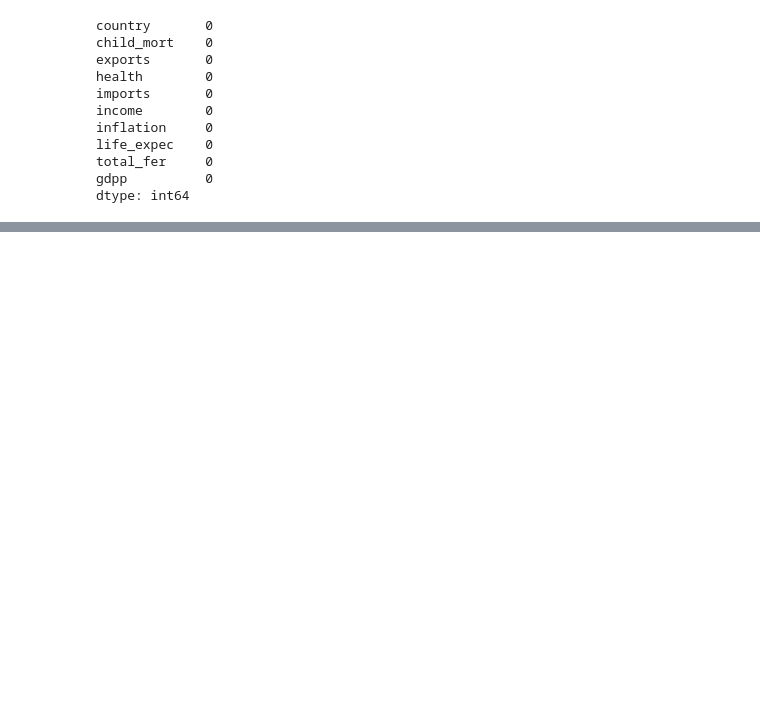
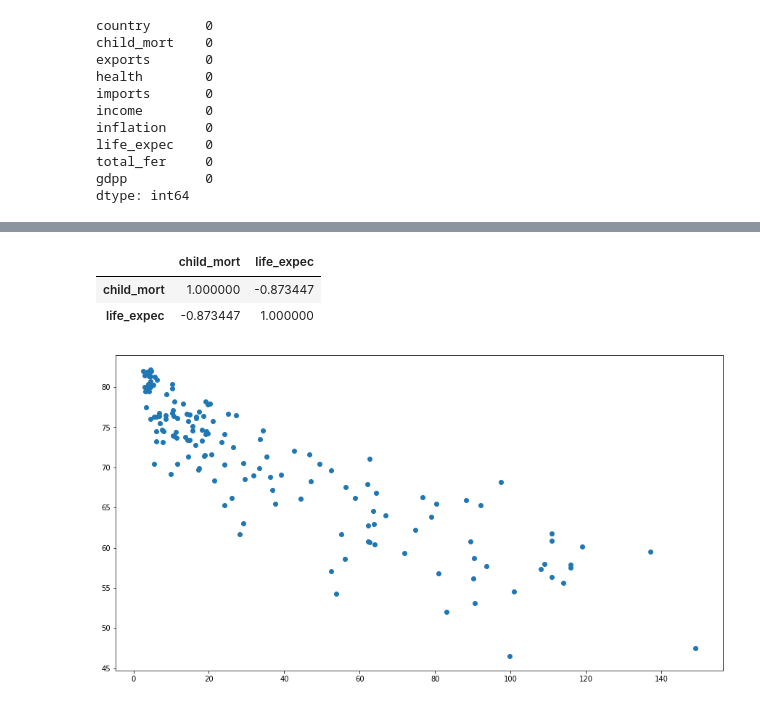
Before and after one commit to PaulkaP1/CountryDevelopment, a Jupyter notebook: clusters.ipynb, the cells around one changed output, grey strips where cells are left out. Cells and saved outputs as stored; diff of their text form; code cells hidden in the pictures; blank space fills up the shorter version.

```diff
--- a/clusters.ipynb
+++ b/clusters.ipynb
@@ -297,0 +99,10 @@ plt.grid()
+# %%
+plt.rcParams["figure.figsize"] = (15,8)
+
+plt.scatter(df.child_mort, df.life_expec)
+df[['child_mort', 'life_expec']].corr()
+# %% [output]
+|  | child_mort | life_expec |
+| child_mort | 1.000000 | -0.873447 |
+| life_expec | -0.873447 | 1.000000 |
+[figure, added]
```
Also changed, not shown: parts of 45 cells of this notebook.
